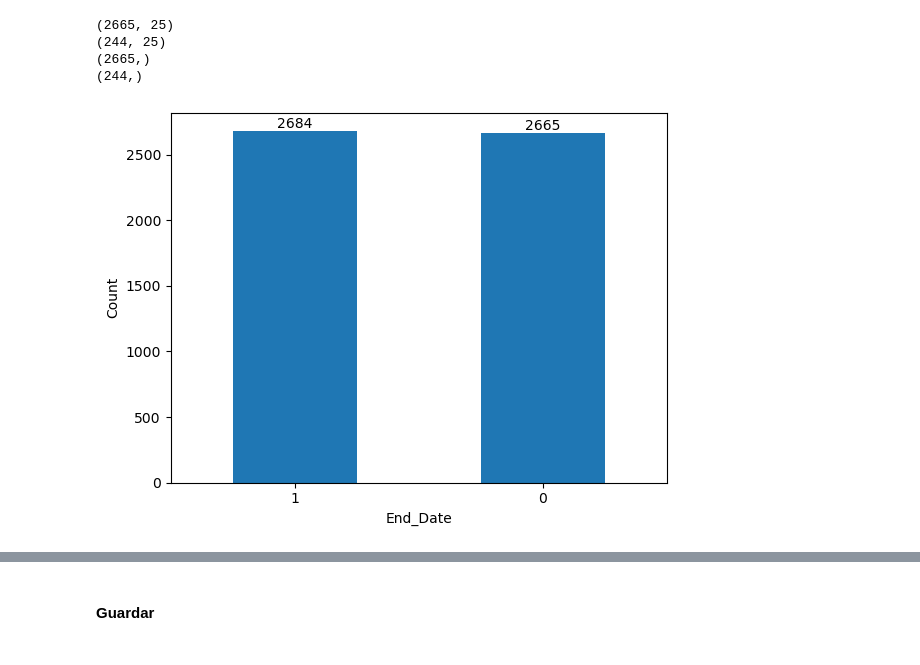
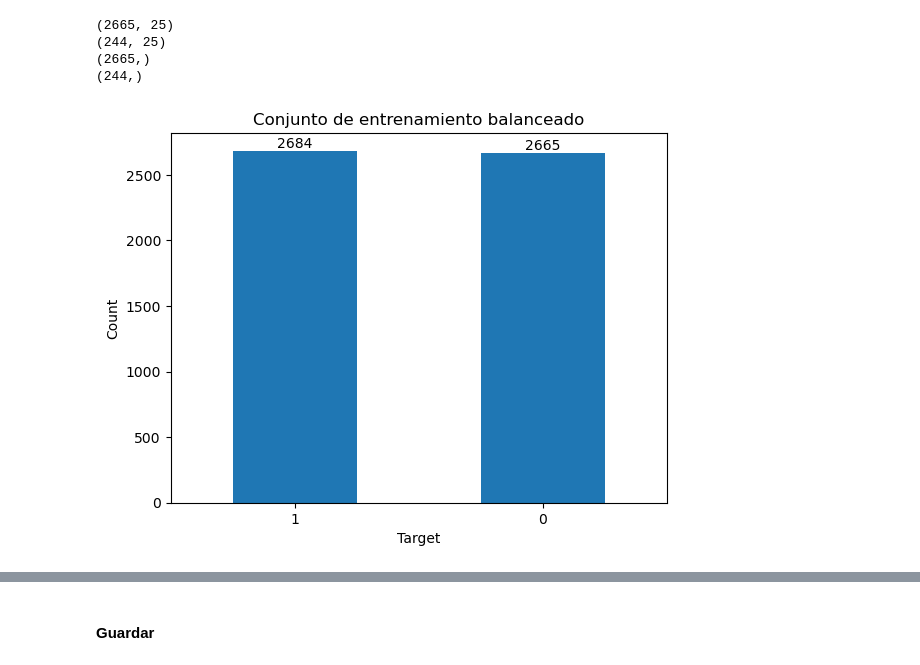
Before and after one commit to ja19191990/Retencion_de_clientes_en_la_industria_de_telecomunicaciones, a Jupyter notebook: 3.Preprocessing.ipynb, the cells around one changed output, grey strips where cells are left out. Cells and saved outputs as stored; diff of their text form; code cells hidden in the pictures.

```diff
--- a/3.Preprocessing.ipynb
+++ b/3.Preprocessing.ipynb
@@ -454,11 +455,12 @@ features_upsampled, target_upsampled = upsample(features_train, target_train, 11
 # %%
 ax = target_upsampled.value_counts().plot(kind='bar')
 plt.xticks(rotation=0)
-plt.xlabel('End_Date')
+plt.xlabel('Target')
 plt.ylabel('Count')
+plt.title('Conjunto de entrenamiento balanceado')
 
 for p in ax.containers:
     ax.bar_label(p, label_type='edge')
 plt.show()
 # %% [output]
-[figure, old version]
+[figure, new version]
```
Also changed, not shown: parts of 3 cells of this notebook, 12 other files.
